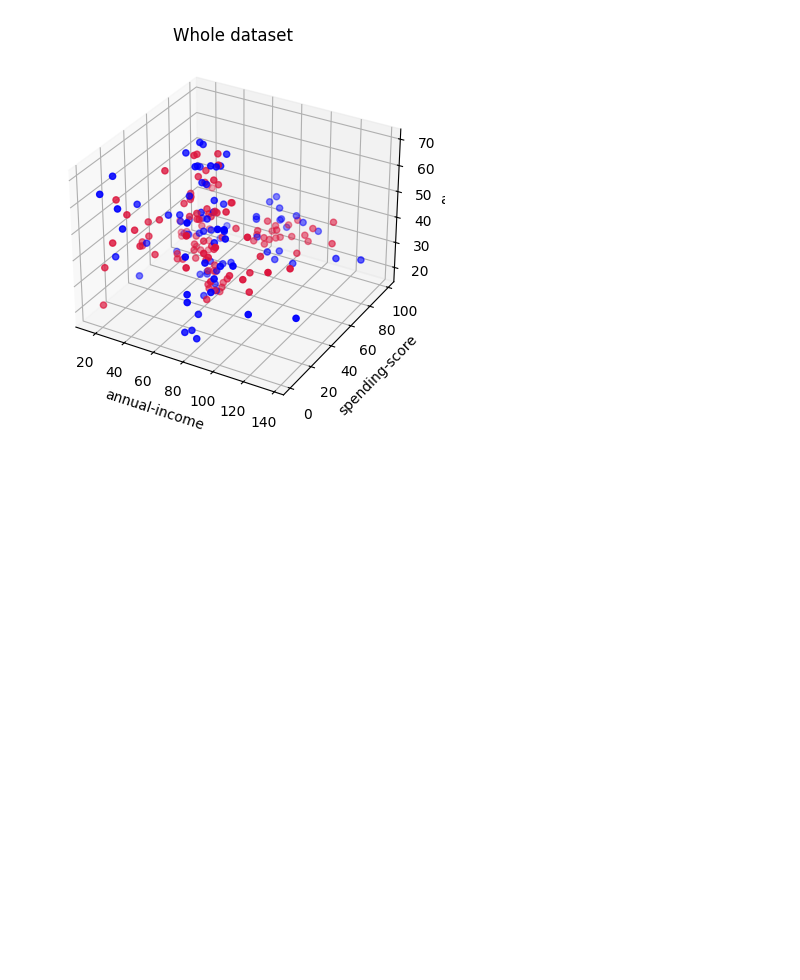
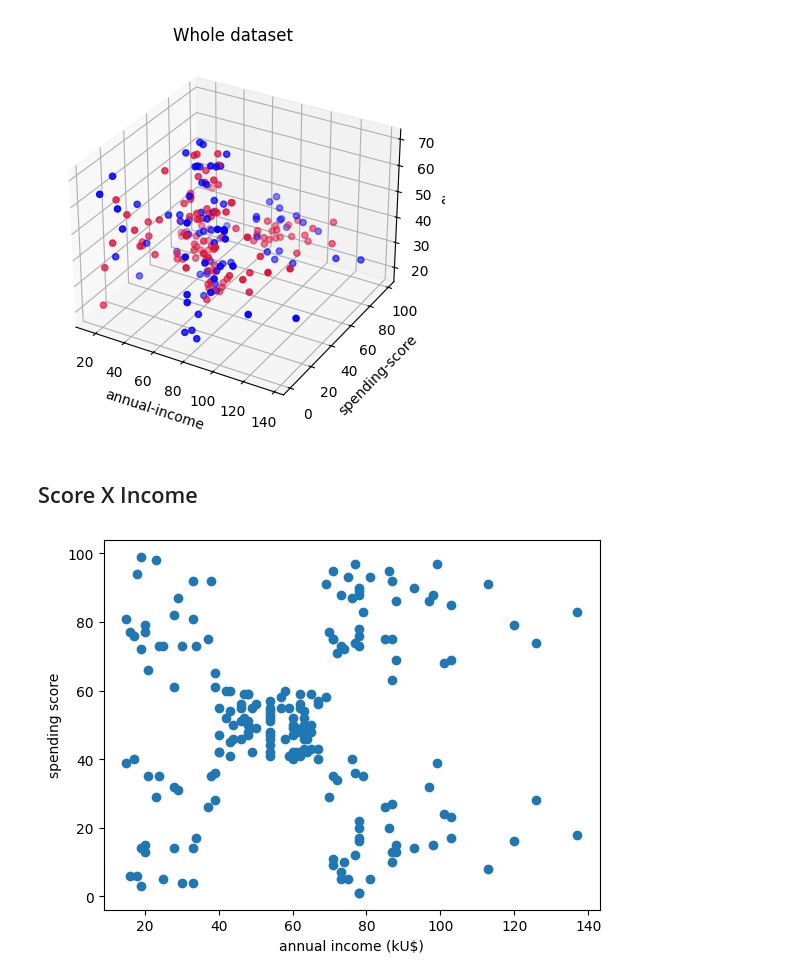
Before and after one commit to renatocorreia-rmcm/mall-customers-segmentation, a Jupyter notebook: dataset-visualization.ipynb, the cells around one changed output. Drawn from its saved outputs; the diff is of its cells as text; code cells hidden in the pictures; blank space fills up the shorter version.

```diff
--- a/dataset-visualization.ipynb
+++ b/dataset-visualization.ipynb
@@ -31,3 +28,15 @@ ax.set_title("Whole dataset")
 plt.show()
 # %% [output]
 [figure]
+# %% [markdown]
+## Score X Income
+# %%
+figure, ax = plt.subplots()
+ax.scatter(income, score)
+
+ax.set_ylabel("spending score")
+ax.set_xlabel("annual income (kU$)")
+
+plt.show()
+# %% [output]
+[figure, added]
```
Also changed, not shown: parts of 5 cells of this notebook.
